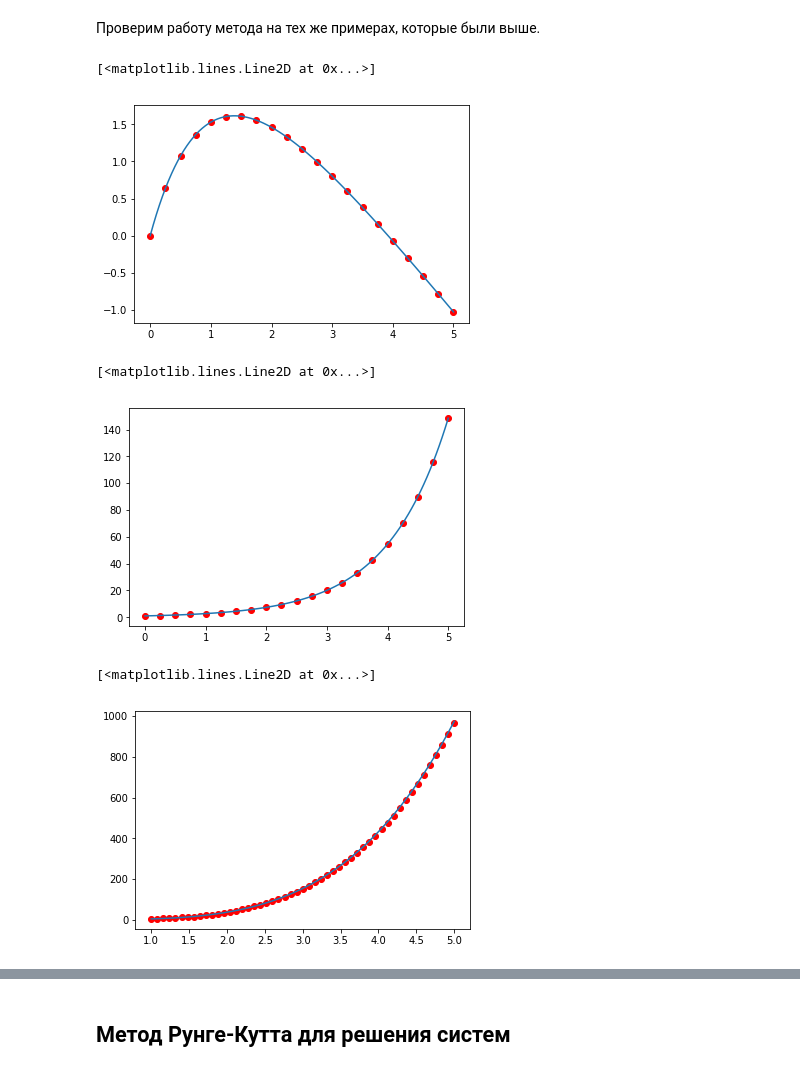
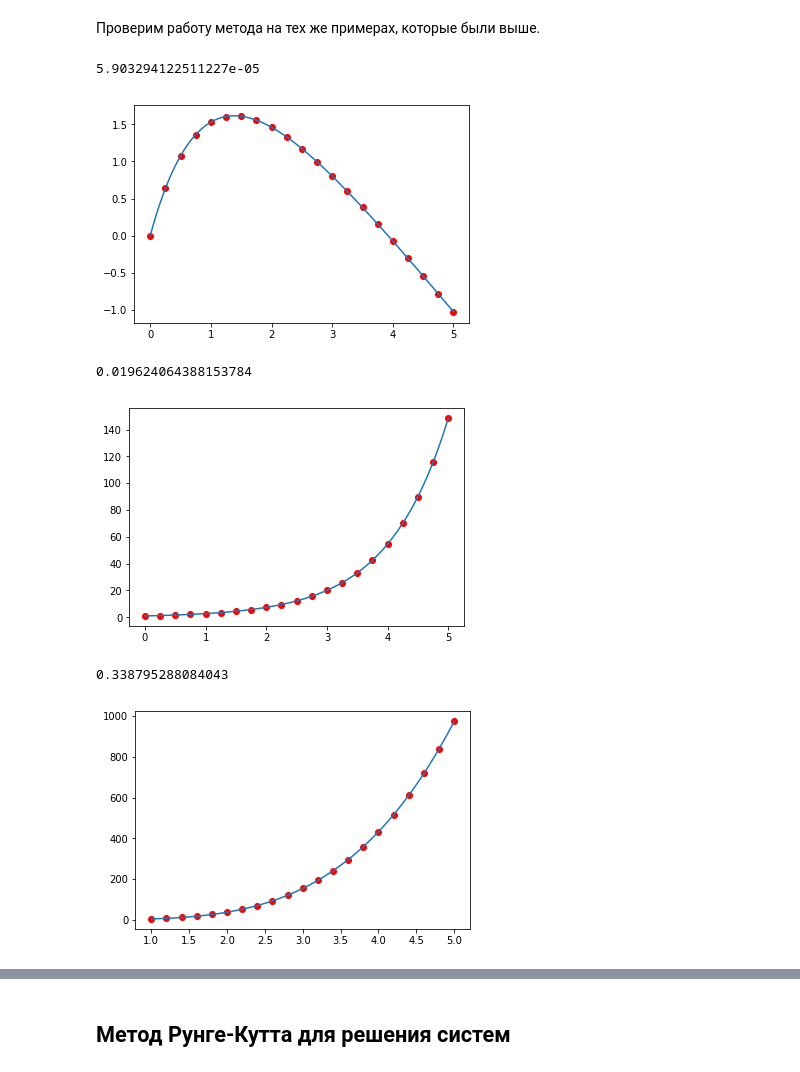
Before and after one commit to Sorrow321/NM, a Jupyter notebook: DifEq.ipynb, the cells around one changed output, grey strips where cells are left out. Cells and saved outputs as stored; diff of their text form; code cells hidden in the pictures.

```diff
--- a/DifEq.ipynb
+++ b/DifEq.ipynb
@@ -121,8 +134,12 @@ plt.pyplot.scatter(x = solution[:, 0], y = solution[:, 1], c = 'red') # стро
 
 true_solution = np.linspace(0, 5, 100) # мелкая сетка для вывода аналитического решения
 plt.pyplot.plot(true_solution, 4 - true_solution - 4 * np.exp(-true_solution)) # график аналитического решения
+
+
+difference = abs(solution[:, 1] - (4 - solution[:, 0] - 4 * np.exp(-solution[:, 0]))) # модули погрешностей
+print(np.amax(difference)) # максимум из модулей погрешностей
 # %% [output]
-[<matplotlib.lines.Line2D at 0x...>]
+5.903294122511227e-05
 [figure]
 # %%
 def func(x, y):
@@ -134,23 +151,29 @@ plt.pyplot.scatter(x = solution[:, 0], y = solution[:, 1], c = 'red') # стро
 
 true_solution = np.linspace(0, 5, 100) # мелкая сетка для вывода аналитического решения
 plt.pyplot.plot(true_solution, np.exp(true_solution)) # график аналитического решения
+
+difference = abs(solution[:, 1] - (np.exp(solution[:, 0]))) # модули погрешностей
+print(np.amax(difference)) # максимум из модулей погрешностей
 # %% [output]
-[<matplotlib.lines.Line2D at 0x...>]
+0.019624064388153784
 [figure]
 # %%
 def func(x, y):
     return x * x * x + x + 3 * y / x
 
-res = Runge_Kutta_method(1, 3, func, 4,  50)
+res = Runge_Kutta_method_fourth(1, 3, func, 4,  20)
 solution = np.array(list(res.items())) # превращаем словарь в массив пар (x, y)
 plt.pyplot.scatter(x = solution[:, 0], y = solution[:, 1], c = 'red') # строим график нашей сеточной функции
 
 true_solution = np.linspace(1, 5, 100) # мелкая сетка для вывода аналитического решения
 plt.pyplot.plot(true_solution, np.power(true_solution, 4) - np.power(true_solution, 2) + 3 * np.power(true_solution, 3))
 # график аналитического решения
+
+difference = abs(solution[:, 1] - (np.power(solution[:, 0], 4) - np.power(solution[:, 0], 2) + 3 * np.power(solution[:, 0], 3)))
+print(np.amax(difference)) # максимум из модулей погрешностей
 # %% [output]
-[<matplotlib.lines.Line2D at 0x...>]
+0.338795288084043
-[figure, old version]
+[figure, new version]
 # %%
 def func(x, y):
     return - y / x
```
Also changed, not shown: parts of 14 cells of this notebook.
